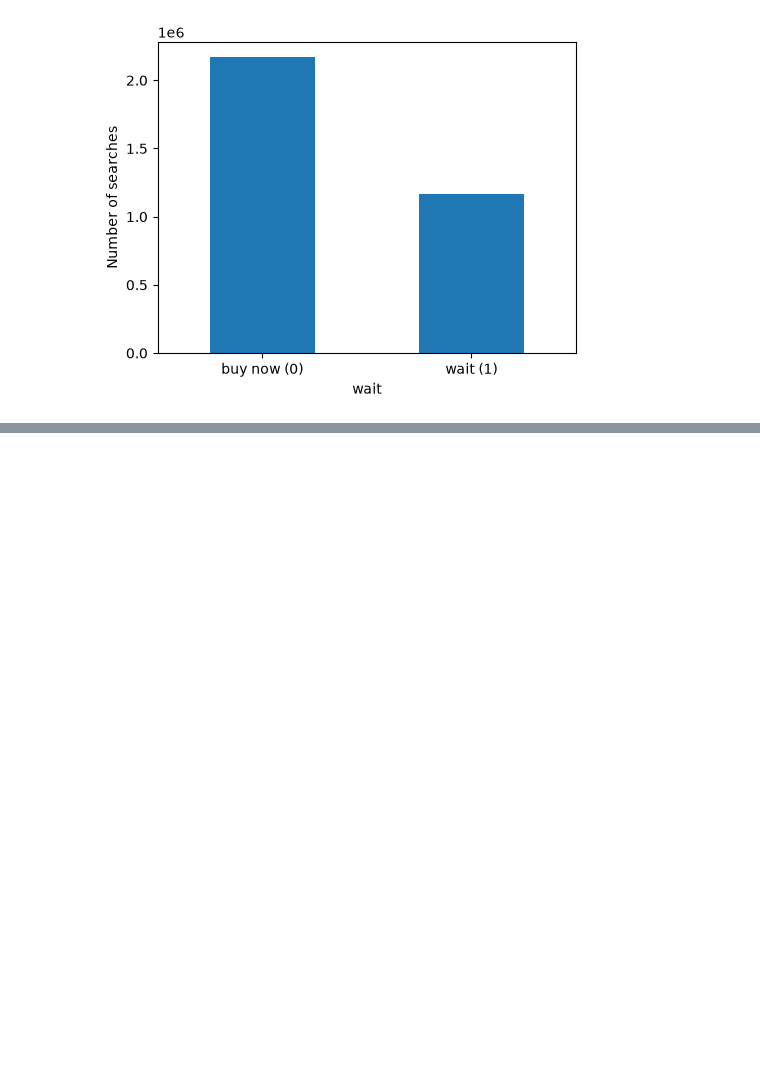
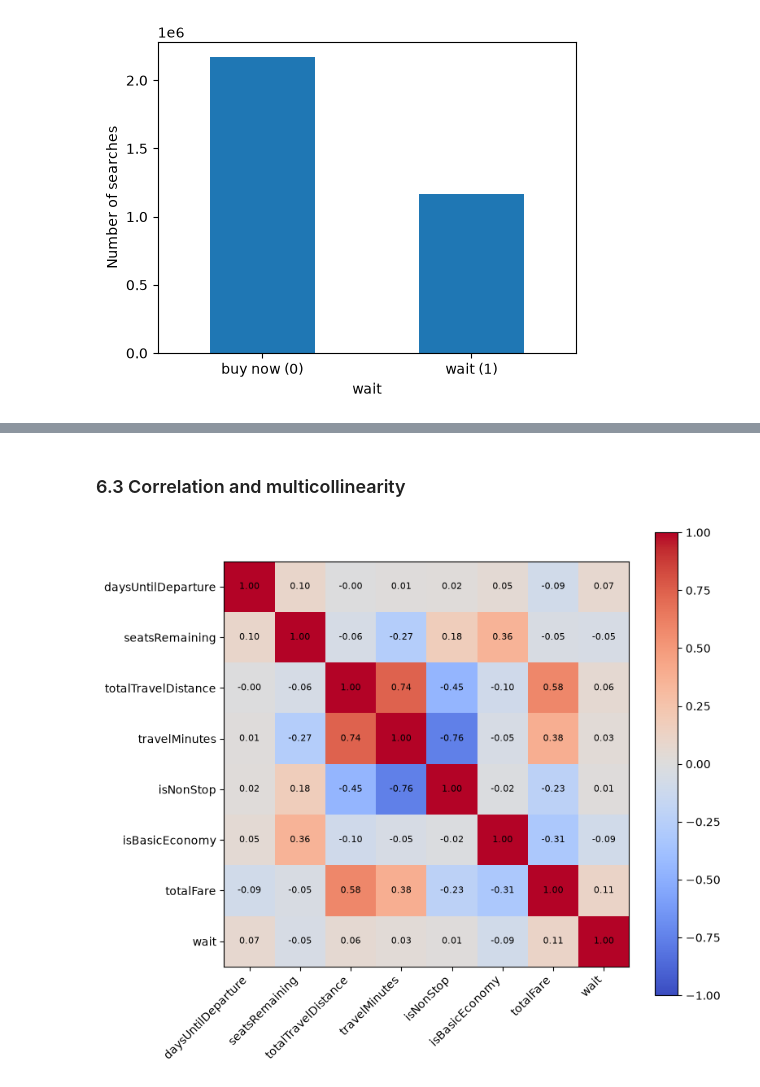
Before and after one commit to anitaroese/flight-price-prediction, a Jupyter notebook: 03_EDA.ipynb, the cells around one changed output, grey strips where cells are left out. Saved outputs shown, nothing was run; the diff lists cells and outputs as text; code cells hidden in the pictures; blank space fills up the shorter version.

```diff
--- a/03_EDA.ipynb
+++ b/03_EDA.ipynb
@@ -449,0 +550,19 @@ plt.show()
+# %% [markdown]
+### 6.3 Correlation and multicollinearity
+# %%
+corr_cols = features + ["isNonStop", "isBasicEconomy", "totalFare", "wait"]
+corr = df[corr_cols].astype(float).corr()
+
+fig, ax = plt.subplots(figsize=(8, 7))
+im = ax.imshow(corr, cmap="coolwarm", vmin=-1, vmax=1)              # colors: blue = negative, red = positive
+ax.set_xticks(range(len(corr_cols)), corr_cols, rotation=45, ha="right")
+ax.set_yticks(range(len(corr_cols)), corr_cols)
+for i in range(len(corr_cols)):
+    for j in range(len(corr_cols)):
+        ax.text(j, i, f"{corr.iloc[i, j]:.2f}", ha="center", va="center", fontsize=8)   # write each value
+fig.colorbar(im)
+plt.tight_layout()
+plt.savefig(f"{fig_dir}/corr_heatmap.pdf")
+plt.show()
+# %% [output]
+[figure, added]
```
Also changed, not shown: parts of 20 cells of this notebook, 5 other files.
